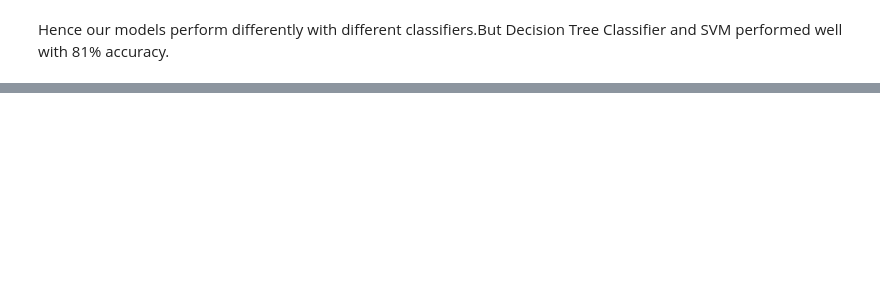
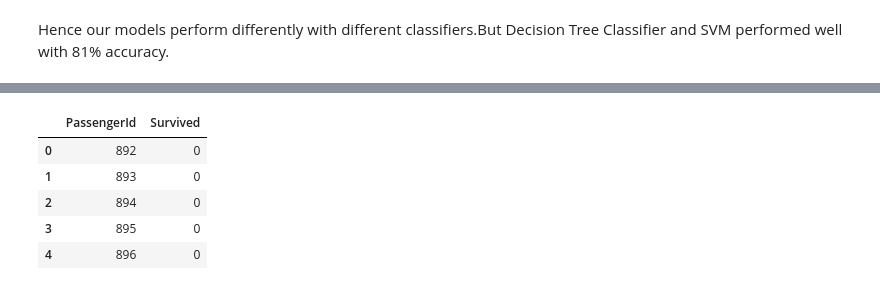
Before and after one commit to amansaikrishna/Titanic-Data-Analysis, a Jupyter notebook: Titanic.ipynb, the cells around one changed output, grey strips where cells are left out. Saved outputs shown, nothing was run; the diff lists cells and outputs as text; code cells hidden in the pictures; blank space fills up the shorter version.

```diff
--- a/Titanic.ipynb
+++ b/Titanic.ipynb
@@ -275,0 +295,12 @@ Hence our models perform differently with different classifiers.But Decision Tre
+# %%
+test_embarked_dum = pd.get_dummies(test_df['Embarked'])
+
+test_sex_dum = pd.get_dummies(test_df['Sex'])
+# %%
+test_df = pd.concat([test_df,
+                  test_embarked_dum,
+                  test_sex_dum], axis=1)
+# %%
+test_df['Age']=test_df['Age'].interpolate()
+test_df['Fare'].fillna(test_df['Fare'].mean(),inplace=True)
+test_df.isna().sum()
@@ -275,0 +325,14 @@ Hence our models perform differently with different classifiers.But Decision Tre
+# %%
+predictions=lr.predict(test_df[req_colm])
+# %%
+submission = pd.DataFrame()
+submission['PassengerId'] = test_df['PassengerId']
+submission['Survived'] =predictions
+submission.head()
+# %% [output]
+|  | PassengerId | Survived |
+| 0 | 892 | 0 |
+| 1 | 893 | 0 |
+| 2 | 894 | 0 |
+| 3 | 895 | 0 |
+| 4 | 896 | 0 |
```
Also changed, not shown: parts of 7 cells of this notebook.
